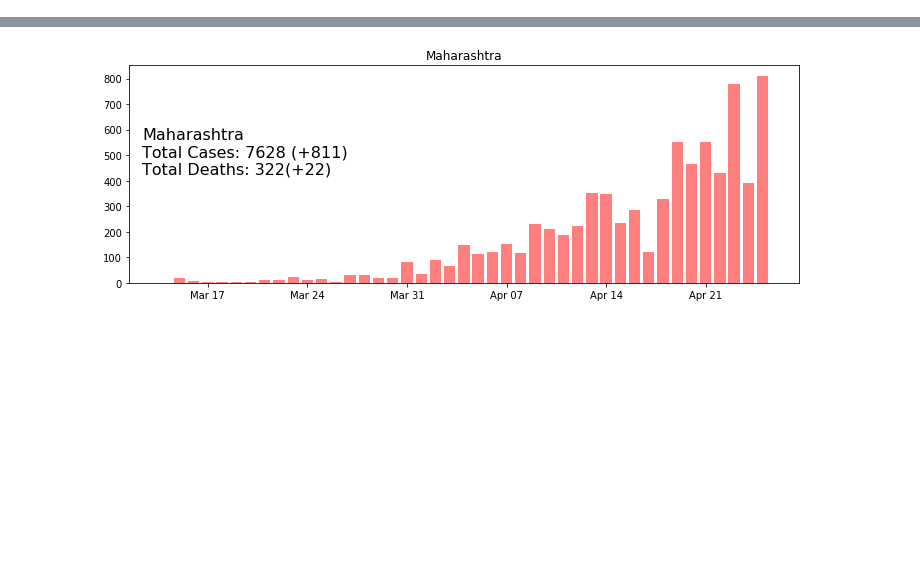
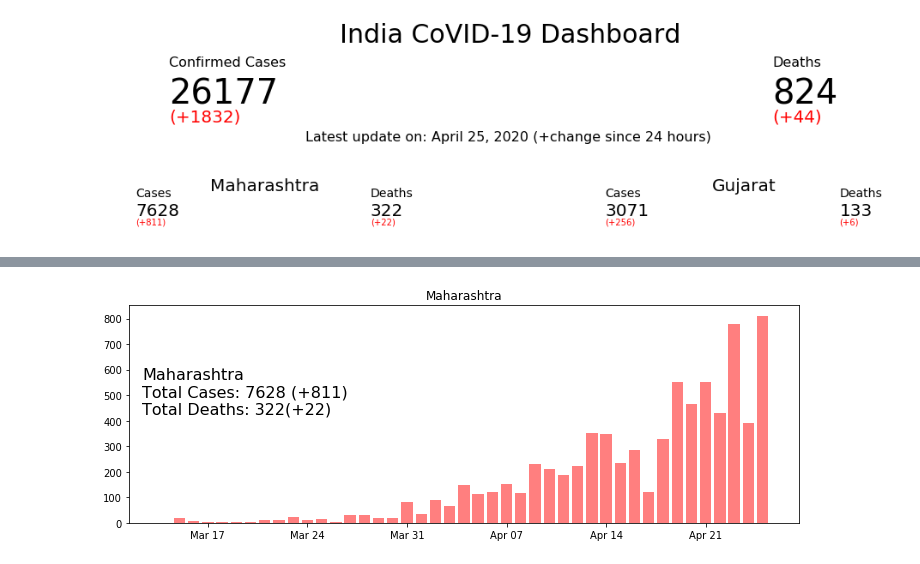
Before and after one commit to 4722794/blagueblog, a Jupyter notebook: _notebooks/2020-03-21-rahulexp.ipynb, the cells around one changed output, grey strips where cells are left out. Saved outputs shown, nothing was run; the diff lists cells and outputs as text; code cells hidden in the pictures; blank space fills up the shorter version.

```diff
--- a/_notebooks/2020-03-21-rahulexp.ipynb
+++ b/_notebooks/2020-03-21-rahulexp.ipynb
@@ -162,3 +156,55 @@ Confirmed deaths:
+# %%
+#hide
+fig, ax = plt.subplots(facecolor='white',figsize = (14,4))
+
+ax.axis([0, 10, 0, 10])
+
+# This chunk is for overall
+ax.text(0.4,0.9, f'India CoVID-19 Dashboard', transform = fig.transFigure, fontsize = 30);
+ax.text(0.36,0.5, f"Latest update on: {summary['updated'].strftime('%B %d, %Y')} (+change since 24 hours)", transform = fig.transFigure, fontsize = 16);
+
+ax.text(0.1, 0.9,f'Confirmed Cases' , transform=ax.transAxes,fontsize = 16);
+ax.text(1, 0.9,f'Deaths' , transform=ax.transAxes,fontsize = 16)
+
+ax.text(0.1, 0.7,f"{summary['Cases']}" , transform=ax.transAxes,fontsize = 40);
+ax.text(1, 0.7,f"{summary['Deaths']}" , transform=ax.transAxes,fontsize = 40)
+
+ax.text(0.1, 0.6,f"(+{summary['Cases (+)']})" ,color='r', transform=ax.transAxes,fontsize = 20);
+ax.text(1, 0.6,f"(+{summary['Deaths (+)']})" ,color ='r', transform=ax.transAxes,fontsize = 20)
+
+## End of chunk
+
+# Attempting Maharashtra Chunk
+
+ax.text(0.25,0.3, f'Maharashtra', transform = fig.transFigure, fontsize = 20);
+
+ax.text(0.05, 0.2,f'Cases' , transform=ax.transAxes,fontsize = 14);
+ax.text(0.4, 0.2,f'Deaths' , transform=ax.transAxes,fontsize = 14)
+
+ax.text(0.05, 0.1,f"{summary['MH Cases']}" , transform=ax.transAxes,fontsize = 20);
+ax.text(0.4, 0.1,f"{summary['MH Deaths']}" , transform=ax.transAxes,fontsize = 20)
+
+ax.text(0.05, 0.05,f"(+{summary['MH Cases (+)']})" ,color='r', transform=ax.transAxes,fontsize = 10);
+ax.text(0.4, 0.05,f"(+{summary['MH Deaths (+)']})" ,color ='r', transform=ax.transAxes,fontsize = 10)
+
+## End Maharashtra Chunk
+
+# Gujarat Chunk
+
+ax.text(0.83,0.3, f'Gujarat', transform = fig.transFigure, fontsize = 20);
+
+ax.text(0.75, 0.2,f'Cases' , transform=ax.transAxes,fontsize = 14);
+ax.text(1.1, 0.2,f'Deaths' , transform=ax.transAxes,fontsize = 14)
+
+ax.text(0.75, 0.1,f"{summary['GUJ Cases']}" , transform=ax.transAxes,fontsize = 20);
+ax.text(1.1, 0.1,f"{summary['GUJ Deaths']}" , transform=ax.transAxes,fontsize = 20)
+
+ax.text(0.75, 0.05,f"(+{summary['GUJ Cases (+)']})" ,color='r', transform=ax.transAxes,fontsize = 10);
+ax.text(1.1, 0.05,f"(+{summary['GUJ Deaths (+)']})" ,color ='r', transform=ax.transAxes,fontsize = 10)
+
+ax.set_axis_off()
+# %% [output]
+[figure, added]
 # %%
 #hide_input
 df = dft_ct_new_cases
```
Also changed, not shown: parts of 6 cells of this notebook.
